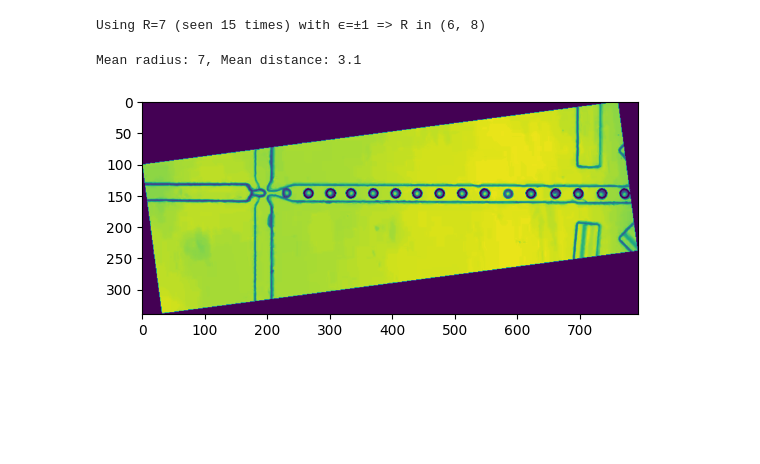
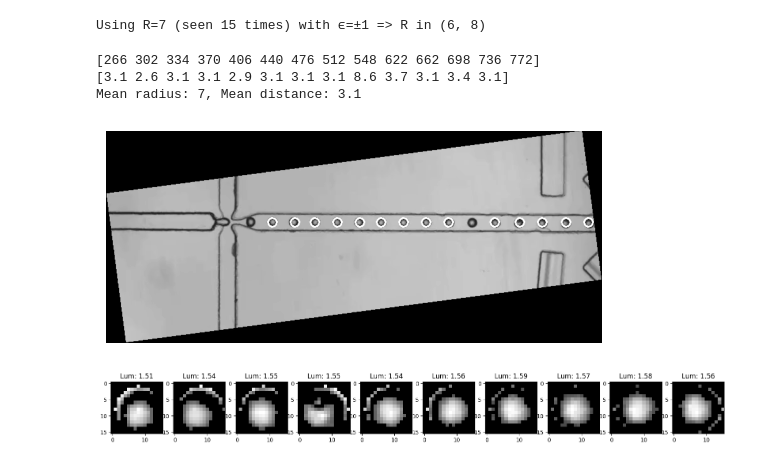
Before and after one commit to CQuICC/beadfinder, a Jupyter notebook: circles.ipynb, the cells around one changed output. Cells and saved outputs as stored; diff of their text form; code cells hidden in the pictures; blank space fills up the shorter version.

Commit message:
add ilum extraction

```diff
--- a/circles.ipynb
+++ b/circles.ipynb
@@ -1,4 +1,5 @@
 # %%
+from sklearn.metrics import mutual_info_score as KL
 from matplotlib import pyplot as plt
 import numpy as np
 import cv2 as C
@@ -9,6 +10,7 @@ SCAN_STEP = 8
 REGEN_TOL = 0.1
 
 GREEN = (0, 255, 0)
+RED = (255, 0, 0)
 
 # just wrapper to clean up data after hough
 hough = lambda img, **kwargs: np.uint16(np.around(C.HoughCircles(img, **kwargs)))
@@ -44,35 +46,39 @@ detected = hough(
 
 # Binning 'y's into boxes of size R
 detected[0, :, 1] = np.round(detected[0, :, 1] / R) * R
+# detected[0, :, 0] = np.round(detected[0, :, 0] / R) * R
 
 # count 'y's
 unique, counts = np.unique(detected[0, :, 2], return_counts=True)
 counts = dict(zip(unique, counts))
 
 # choose only the mode 'y' and 'R'
 max_R = max(counts, key=counts.get)
 max_Y = max(detected[0, :, 1])
 detected = detected[:, (detected[0, :, 2] == max_R) & (detected[0, :, 1] == max_Y), :]
 
 # sort 'x's
 detected = detected[:, detected[0, :, 0].argsort(), :]
-
+print(detected[0, :, 0])
 # distance between centers in terms of R
 # R [X2 - X1 - 2R] ~> ( [X2 - X1] / R ) - 2
 diffs = np.round(np.diff(detected[0, :, 0]) / max_R, 1) - 2
-
+print(diffs)
 # finding mean diff by counting the most common diff
 unique, counts = np.unique(diffs, return_counts=True)
 counts = dict(zip(unique, counts))
 max_diff = max(counts, key=counts.get)
 
 print(f"Mean radius: {max_R}, Mean distance: {max_diff:.1f}")
 
 # Draw
 for pt in detected[0, :]:
-  C.circle(img, (pt[0], pt[1]), pt[2], GREEN, 2)
-plt.imshow(img, cmap='viridis')
+  C.circle(img, (pt[0], pt[1]), pt[2], RED, 2)
+plt.imshow(img, cmap='grey')
+plt.axis('off')
 plt.show()
 # %% [output]
+[266 302 334 370 406 440 476 512 548 622 662 698 736 772]
+[3.1 2.6 3.1 3.1 2.9 3.1 3.1 3.1 8.6 3.7 3.1 3.4 3.1]
 Mean radius: 7, Mean distance: 3.1
-[figure, old version]
+[figure, new version]
@@ -78,0 +92,28 @@ Mean radius: 7, Mean distance: 3.1
+# %%
+xs = detected[0, :, 0]
+y = max_Y
+r = max_R + 1
+
+# we now extract out the circles as images
+circles = []
+for x in xs:
+  circle = img_orig[y-r:y+r, x-r:x+r]
+  rr = np.arange(-r, r)
+  circle = np.where((rr**2 + rr[:, np.newaxis]**2) > (r-1)**2, 0, circle)
+
+  circles.append(circle)
+
+N = 10
+fig, axs = plt.subplots(1, N, figsize=(20, 4))
+for i, ax in enumerate(axs):
+  circle = circles[len(circles)-i-1]
+  circle = np.where(circle < np.percentile(circle, 68), 0, circle)
+
+  ax.imshow(circle, cmap='gray')
+
+  lum = np.std(circle)/np.mean(circle)
+  ax.set_title(f"Lum: {lum:.2f}")
+
+plt.show()
+# %% [output]
+[figure, added]
```
Also changed, not shown: parts of 2 cells of this notebook, 8 other files.
